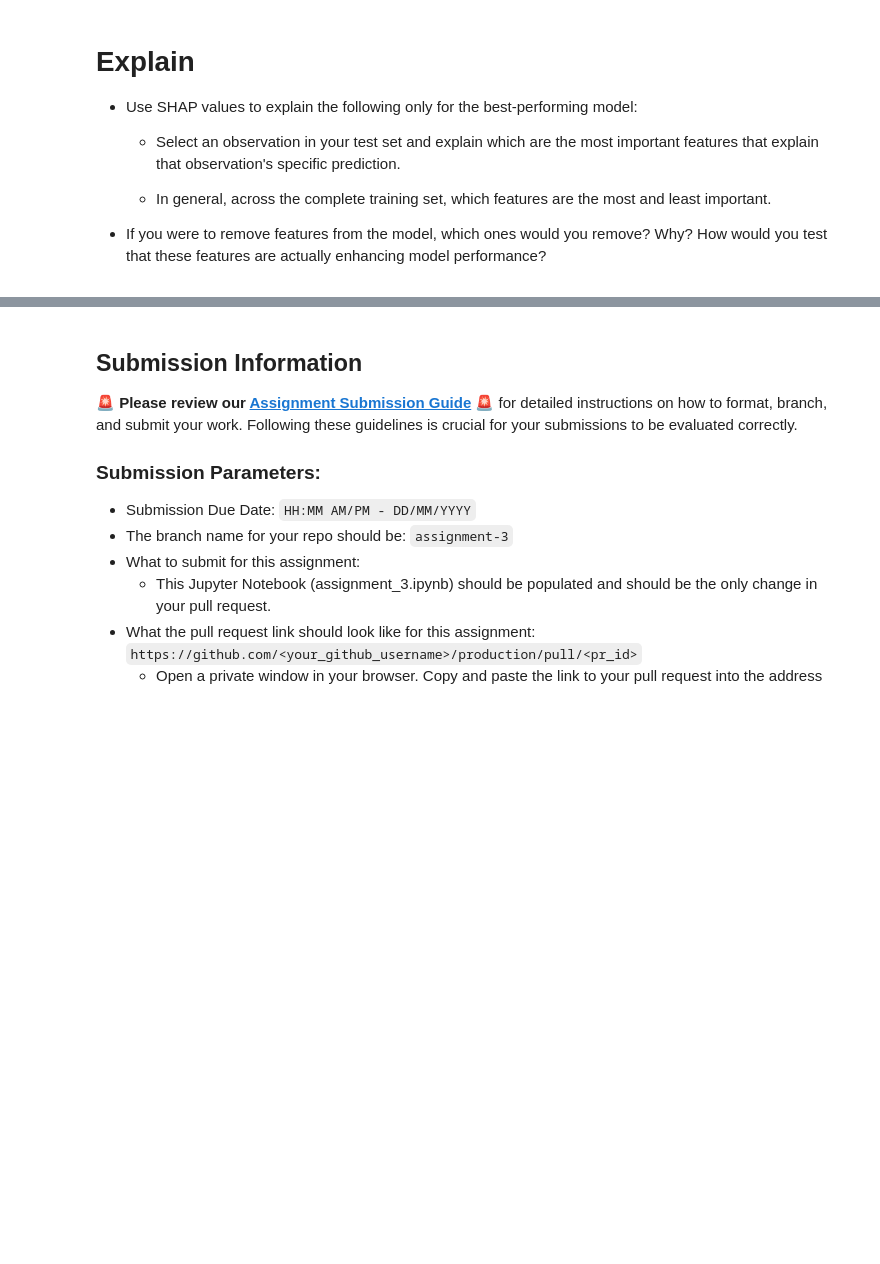
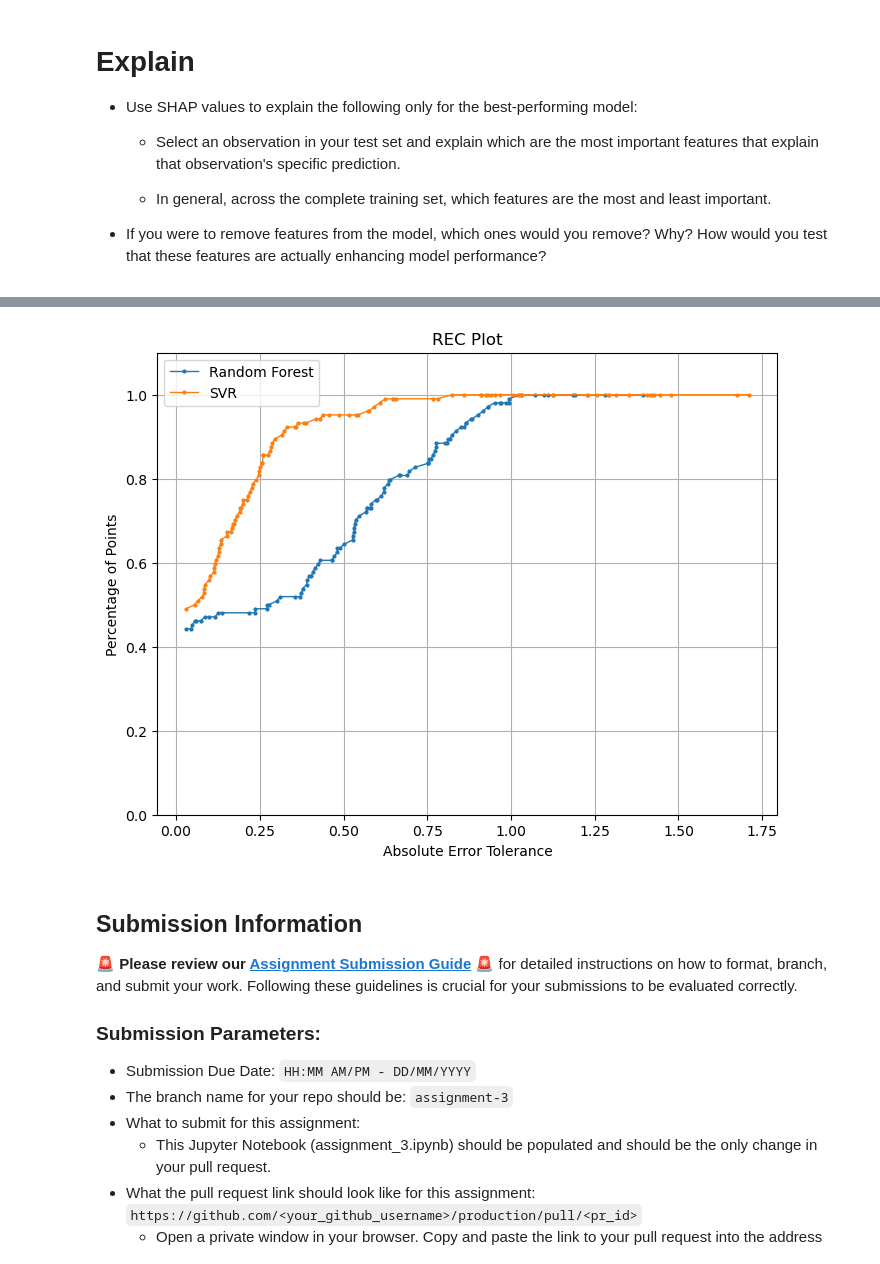
Before and after one commit to renrihui8415/scaling_to_production, a Jupyter notebook: 02_activities/assignments/assignment_3.ipynb, the cells around one changed output, grey strips where cells are left out. Cells and saved outputs as stored; diff of their text form; code cells hidden in the pictures; blank space fills up the shorter version.

```diff
--- a/02_activities/assignments/assignment_3.ipynb
+++ b/02_activities/assignments/assignment_3.ipynb
@@ -97,8 +118,11 @@ from sklearn.model_selection import train_test_split
 X = fires_dt.drop(columns=['area'])  # Features (all columns except 'area')
 y = fires_dt['area']  # Target variable ('area')
 
-# Train-test split
-X_train, X_test, y_train, y_test = train_test_split(X, y, test_size=0.3, random_state=42)
+# To prepare for SHAP analysis on the test data, perform a train-test split for independent evaluation.
+# However, due to the dataset's small size of only 517 rows and the fact that 'rain' is mostly 0,
+# to avoid potential issues like 'Data must not be constant' in non-linear transformations,
+# maintain a test set size above 0.2:
+X_train, X_test, y_train, y_test = train_test_split(X, y, test_size=0.2, random_state=42)
 # %% [markdown]
 # Preprocessing
 
@@ -600,11 +644,8 @@ import pickle
 
 # Save the best performing pipeline
 with open('best_model.pkl', 'wb') as f:
-    pickle.dump(grid_search_D.best_estimator_, f)
+    pickle.dump(grid_search_A.best_estimator_, f)
 print("The best pipeline has been extracted from Grid_Search and saved in 'best_model.pkl'.")
-# As I changed the working directory to match ./05_src/ in the beginning,
-# os.chdir('../05_src/')
-# The file will be saved in '../05_src/'
 # %% [output]
 The best pipeline has been extracted from Grid_Search and saved in 'best_model.pkl'.
 # %% [markdown]
@@ -766,0 +874,75 @@ res_E[['mean_fit_time', 'mean_score_time',
+# %%
+# Plot REC Curve for pipeline evaluation
+from sklearn.metrics import mean_squared_error, r2_score
+import matplotlib.pyplot as plt
+# 1. Calculate absolute errors
+def calculate_abs_errors(grid_search, X_selected, y_true):
+    # 1. Calculate absolute errors
+    y_pred = grid_search.predict(X_selected)
+    abs_errors = np.abs(y_pred - y_true)
+    return abs_errors, y_pred
+# 2. Calculate data from REC curve
+def calculate_rec(abs_errors, y_true, y_pred):
+    m = len(abs_errors)
+    abs_errors_sorted = np.sort(abs_errors)
+    total_points = np.arange(1, m + 1)
+    rec_data = []
+
+    for tolerance in abs_errors_sorted:
+
+        correct = np.sum(y_pred <= y_true + tolerance)
+        accuracy = correct / m
+        rec_data.append((tolerance, accuracy))
+
+    return rec_data
+
+# 3. Plot REC curves for comparison
+def plot_rec(rec_data_list, labels):
+    plt.figure(figsize=(8, 6))
+
+    for rec_data, label in zip(rec_data_list, labels):
+        tolerances, accuracies = zip(*rec_data)
+        plt.plot(tolerances, accuracies, marker='o', linestyle='-', markersize=2, linewidth=1, label=label)
+
+    plt.xlabel('Absolute Error Tolerance')
+    plt.ylabel('Percentage of Points')
+    plt.title('REC Plot')
+    plt.grid(True)
+    plt.ylim(0, 1.1)
+    plt.legend()
+    plt.show()
+
+# 4. Define arguments and call the subfunctions
+selected_features =['rain','rh','wind','temp']
+preproc_number =2
+param_grid = {
+    'regressor__C': [1.0],
+    'regressor__coef0': [0.0],
+    'regressor__degree': [2],
+    'regressor__epsilon': [0.3],
+    'regressor__gamma': ['auto'],
+    'regressor__kernel': ['rbf'],
+    'regressor__shrinking': [True],
+    'regressor__tol': [0.001]
+}
+
+grid_search_2, X_test_selected_2, y_test_performed_2, X_train_selected_2, y_train_transformed_2 = model_performance(selected_features, preproc_number, param_grid, train= False)
+abs_errors, y_pred_test = calculate_abs_errors(grid_search_2, X_test_selected_2, y_test_performed_2)
+rec_data_2 = calculate_rec(abs_errors, y_test_performed_2, y_pred_test)
+
+selected_features =['temp','rh','dmc','dc','isi','coord_x']
+preproc_number=1
+param_grid = {'regressor__bootstrap': [True],
+ 'regressor__max_depth': [30],
+ 'regressor__min_samples_leaf': [4],
+ 'regressor__min_samples_split': [10],
+ 'regressor__n_estimators': [50]}
+grid_search_1, X_test_selected_1, y_test_performed_1, _, _ = model_performance(selected_features, preproc_number, param_grid, train= False)
+abs_errors, y_pred_test = calculate_abs_errors(grid_search_1, X_test_selected_1, y_test_performed_1)
+rec_data_1 = calculate_rec(abs_errors, y_test_performed_1, y_pred_test)
+
+# plot_rec(rec_data)
+rec_data_list = [rec_data_1, rec_data_2]
+labels = ['Random Forest', 'SVR']
+plot_rec(rec_data_list, labels)
+# %% [output]
@@ -767,3 +957,4 @@ res_E[['mean_fit_time', 'mean_score_time',
+[figure, added]
 # %% [markdown]
 ## Submission Information
 
```
Also changed, not shown: parts of 27 cells of this notebook.
